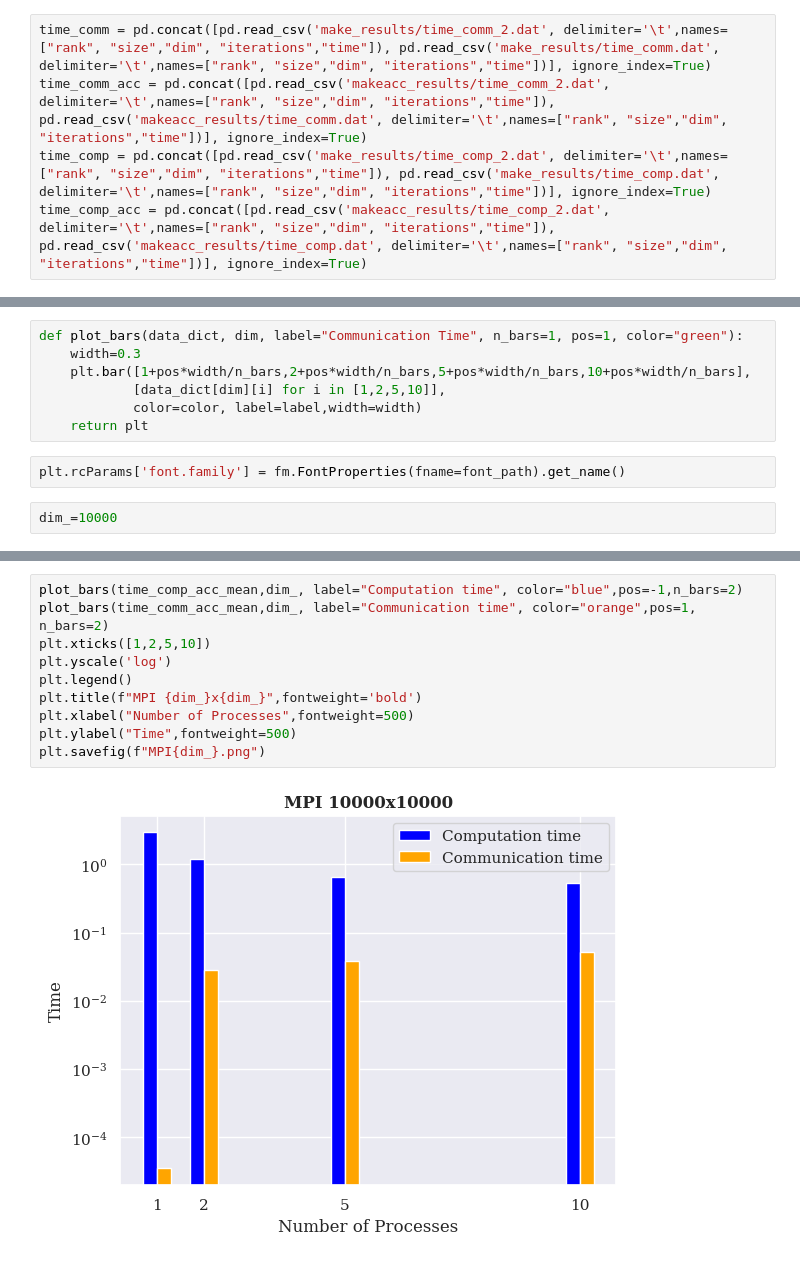
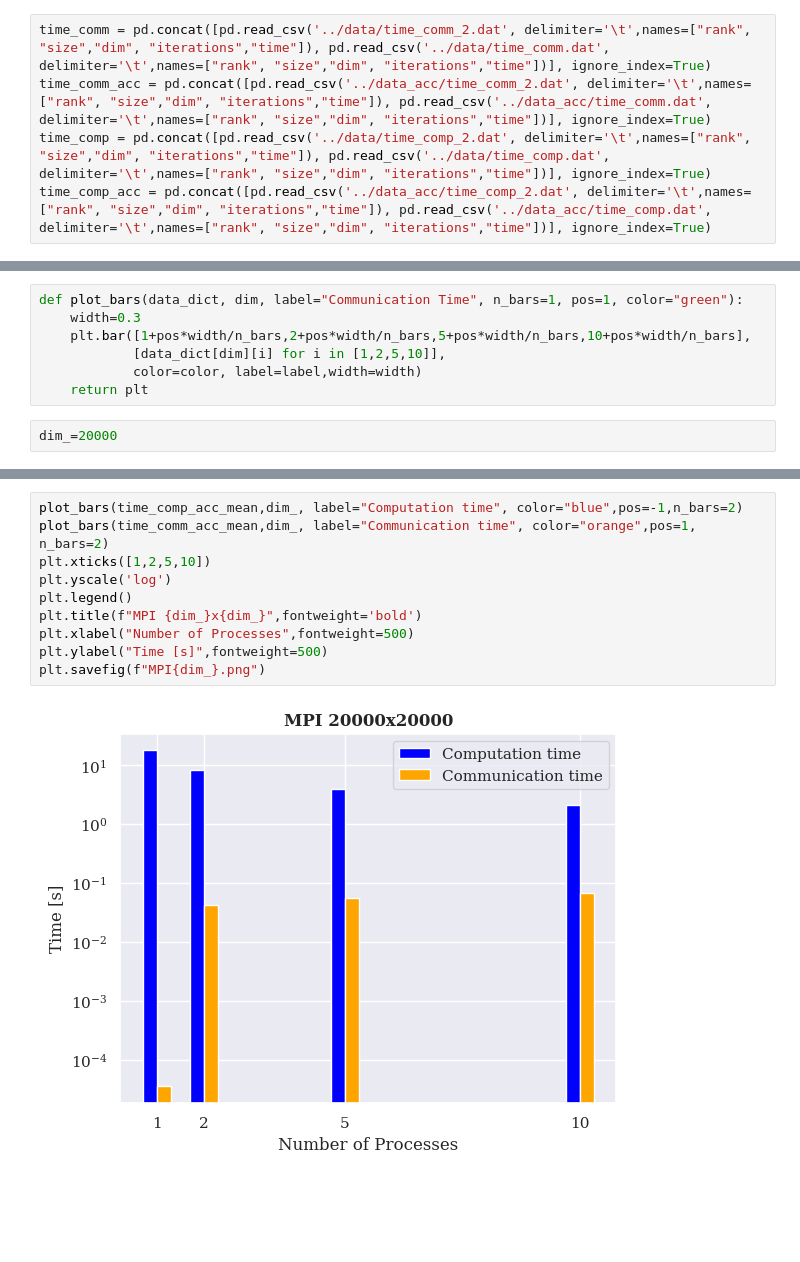
Before and after one commit to ICGonnella/Parallel-Programming, a Jupyter notebook: Jacobi/plots/bar_plot.ipynb, the cells around one changed output, grey strips where cells are left out. Cells and saved outputs as stored; diff of their text form; blank space fills up the shorter version.

```diff
--- a/Jacobi/plots/bar_plot.ipynb
+++ b/Jacobi/plots/bar_plot.ipynb
@@ -12,10 +12,10 @@ font_path = fm.findfont(fm.FontProperties(family=font_family))
 # %%
 sns.set_theme()
 # %%
-time_comm = pd.concat([pd.read_csv('make_results/time_comm_2.dat', delimiter='\t',names=["rank", "size","dim", "iterations","time"]), pd.read_csv('make_results/time_comm.dat', delimiter='\t',names=["rank", "size","dim", "iterations","time"])], ignore_index=True)
-time_comm_acc = pd.concat([pd.read_csv('makeacc_results/time_comm_2.dat', delimiter='\t',names=["rank", "size","dim", "iterations","time"]), pd.read_csv('makeacc_results/time_comm.dat', delimiter='\t',names=["rank", "size","dim", "iterations","time"])], ignore_index=True)
-time_comp = pd.concat([pd.read_csv('make_results/time_comp_2.dat', delimiter='\t',names=["rank", "size","dim", "iterations","time"]), pd.read_csv('make_results/time_comp.dat', delimiter='\t',names=["rank", "size","dim", "iterations","time"])], ignore_index=True)
-time_comp_acc = pd.concat([pd.read_csv('makeacc_results/time_comp_2.dat', delimiter='\t',names=["rank", "size","dim", "iterations","time"]), pd.read_csv('makeacc_results/time_comp.dat', delimiter='\t',names=["rank", "size","dim", "iterations","time"])], ignore_index=True)
+time_comm = pd.concat([pd.read_csv('../data/time_comm_2.dat', delimiter='\t',names=["rank", "size","dim", "iterations","time"]), pd.read_csv('../data/time_comm.dat', delimiter='\t',names=["rank", "size","dim", "iterations","time"])], ignore_index=True)
+time_comm_acc = pd.concat([pd.read_csv('../data_acc/time_comm_2.dat', delimiter='\t',names=["rank", "size","dim", "iterations","time"]), pd.read_csv('../data_acc/time_comm.dat', delimiter='\t',names=["rank", "size","dim", "iterations","time"])], ignore_index=True)
+time_comp = pd.concat([pd.read_csv('../data/time_comp_2.dat', delimiter='\t',names=["rank", "size","dim", "iterations","time"]), pd.read_csv('../data/time_comp.dat', delimiter='\t',names=["rank", "size","dim", "iterations","time"])], ignore_index=True)
+time_comp_acc = pd.concat([pd.read_csv('../data_acc/time_comp_2.dat', delimiter='\t',names=["rank", "size","dim", "iterations","time"]), pd.read_csv('../data_acc/time_comp.dat', delimiter='\t',names=["rank", "size","dim", "iterations","time"])], ignore_index=True)
 # %%
 time_comm_mean={10000:{1:None,2:None,5:None,8:None,10:None},
                 20000:{1:None,2:None,5:None,8:None,10:None}}
@@ -50,10 +50,8 @@ def plot_bars(data_dict, dim, label="Communication Time", n_bars=1, pos=1, color
             [data_dict[dim][i] for i in [1,2,5,10]],
             color=color, label=label,width=width)
     return plt
-# %%
-plt.rcParams['font.family'] = fm.FontProperties(fname=font_path).get_name()
 # %%
-dim_=10000
+dim_=20000
 # %%
 plot_bars(time_comp_mean,dim_, label="Computation time", color="blue",pos=-1,n_bars=2)
 plot_bars(time_comm_mean,dim_, label="Communication time", color="orange",pos=1, n_bars=2)
@@ -69,12 +67,12 @@ plt.savefig(f"MPI{dim_}.png")
 # %%
 plot_bars(time_comp_acc_mean,dim_, label="Computation time", color="blue",pos=-1,n_bars=2)
 plot_bars(time_comm_acc_mean,dim_, label="Communication time", color="orange",pos=1, n_bars=2)
 plt.xticks([1,2,5,10])
 plt.yscale('log')
 plt.legend()
 plt.title(f"MPI {dim_}x{dim_}",fontweight='bold')
 plt.xlabel("Number of Processes",fontweight=500)
-plt.ylabel("Time",fontweight=500)
+plt.ylabel("Time [s]",fontweight=500)
 plt.savefig(f"MPI{dim_}.png")
 # %% [output]
-[figure, old version]
+[figure, new version]
```
Also changed, not shown: parts of 3 cells of this notebook, 13 other files.
